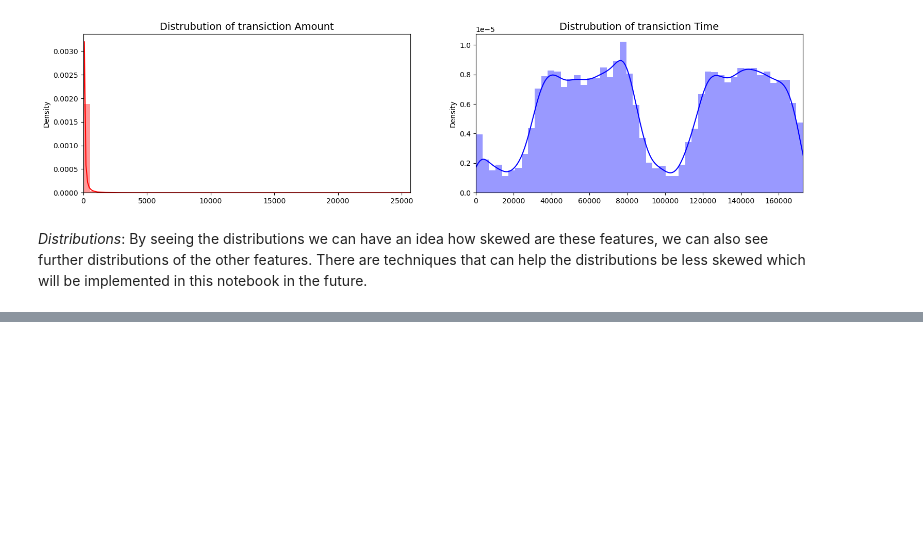
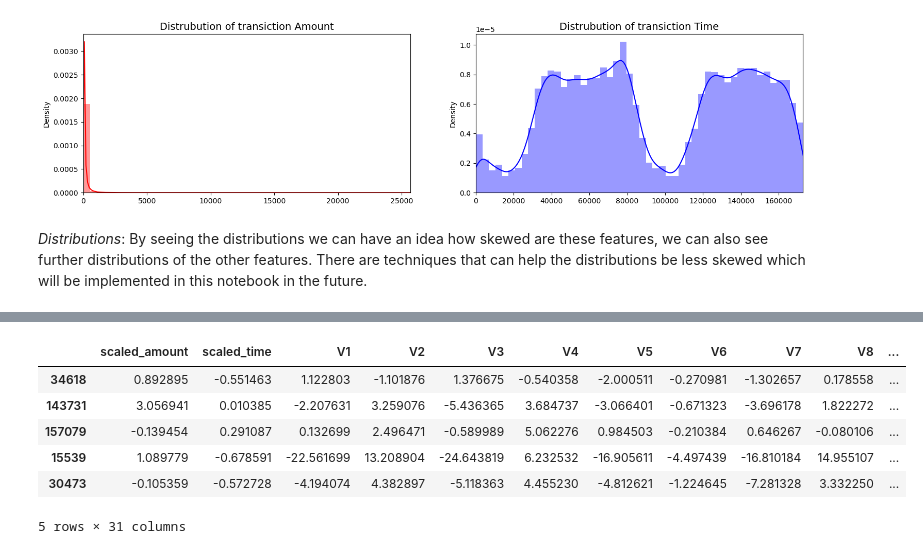
Before and after one commit to adam04-D/Credit-Card-Fraud-Detection, a Jupyter notebook: credit.ipynb, the cells around one changed output, grey strips where cells are left out. Cells and saved outputs as stored; diff of their text form; code cells hidden in the pictures; blank space fills up the shorter version.

```diff
--- a/credit.ipynb
+++ b/credit.ipynb
@@ -99,0 +174,21 @@ plt.show()
+# %%
+df = df.sample(frac=1)
+
+
+fraud_df = df.loc[df['Class'] == 1]
+non_fraud_df = df.loc[df['Class'] == 0][:492]
+
+normal_distributed_df = pd.concat([fraud_df, non_fraud_df])
+
+
+new_df = normal_distributed_df.sample(frac=1, random_state=42)
+
+new_df.head()
+# %% [output]
+|  | scaled_amount | scaled_time | V1 | V2 | V3 | V4 | V5 | V6 | V7 | V8 | ... |
+| 34618 | 0.892895 | -0.551463 | 1.122803 | -1.101876 | 1.376675 | -0.540358 | -2.000511 | -0.270981 | -1.302657 | 0.178558 | ... |
+| 143731 | 3.056941 | 0.010385 | -2.207631 | 3.259076 | -5.436365 | 3.684737 | -3.066401 | -0.671323 | -3.696178 | 1.822272 | ... |
+| 157079 | -0.139454 | 0.291087 | 0.132699 | 2.496471 | -0.589989 | 5.062276 | 0.984503 | -0.210384 | 0.646267 | -0.080106 | ... |
+| 15539 | 1.089779 | -0.678591 | -22.561699 | 13.208904 | -24.643819 | 6.232532 | -16.905611 | -4.497439 | -16.810184 | 14.955107 | ... |
+| 30473 | -0.105359 | -0.572728 | -4.194074 | 4.382897 | -5.118363 | 4.455230 | -4.812621 | -1.224645 | -7.281328 | 3.332250 | ... |
+5 rows × 31 columns
```
Also changed, not shown: parts of 4 cells of this notebook.
